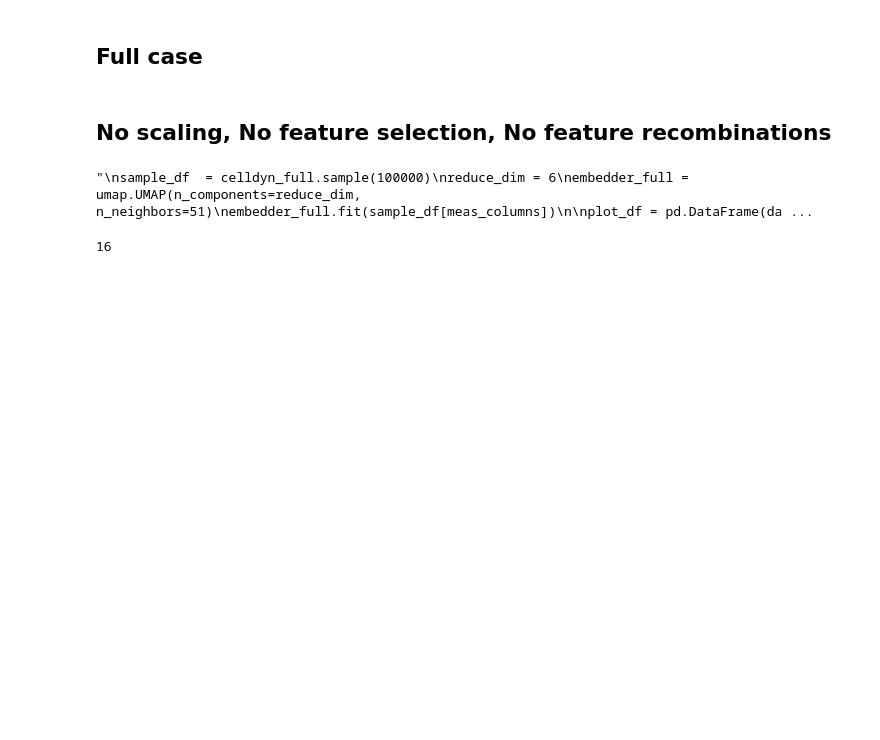
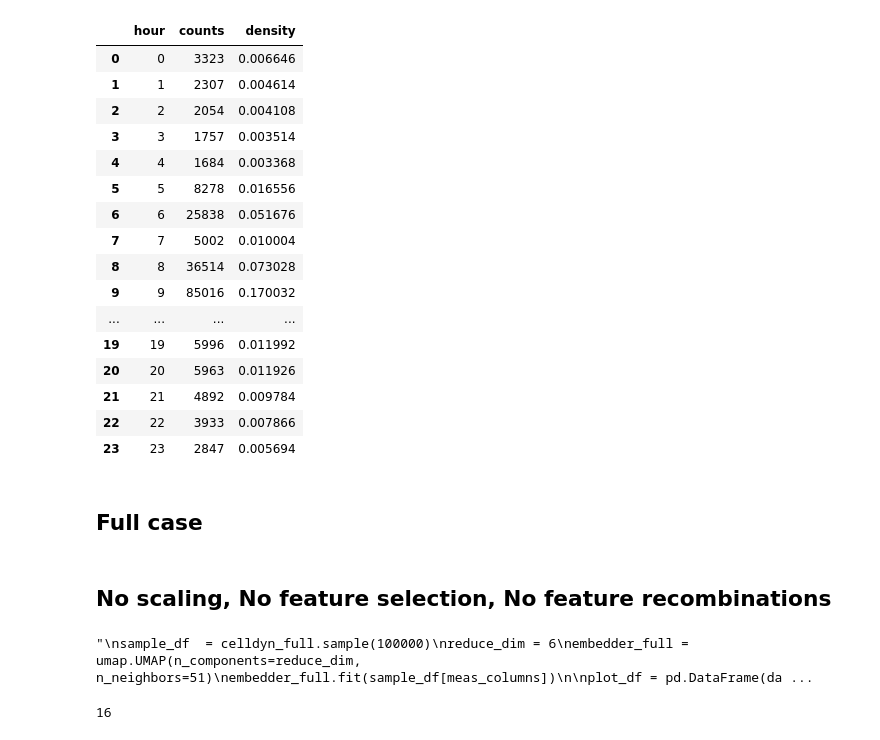
Before and after one commit to HJJoosse/celldyn_embedder, a Jupyter notebook: sandbox/exploration_of_celldyn_embeddings.ipynb, the cells around one changed output. Drawn from its saved outputs; the diff is of its cells as text; code cells hidden in the pictures; blank space fills up the shorter version.

```diff
--- a/sandbox/exploration_of_celldyn_embeddings.ipynb
+++ b/sandbox/exploration_of_celldyn_embeddings.ipynb
@@ -22,0 +39,20 @@ celldyn_full = celldyn[celldyn[meas_columns].isna().sum(axis=1)==0] # c_mode_cbc
+# %%
+hour_size
+# %% [output]
+|  | hour | counts | density |
+| 0 | 0 | 3323 | 0.006646 |
+| 1 | 1 | 2307 | 0.004614 |
+| 2 | 2 | 2054 | 0.004108 |
+| 3 | 3 | 1757 | 0.003514 |
+| 4 | 4 | 1684 | 0.003368 |
+| 5 | 5 | 8278 | 0.016556 |
+| 6 | 6 | 25838 | 0.051676 |
+| 7 | 7 | 5002 | 0.010004 |
+| 8 | 8 | 36514 | 0.073028 |
+| 9 | 9 | 85016 | 0.170032 |
+| ... | ... | ... | ... |
+| 19 | 19 | 5996 | 0.011992 |
+| 20 | 20 | 5963 | 0.011926 |
+| 21 | 21 | 4892 | 0.009784 |
+| 22 | 22 | 3933 | 0.007866 |
+| 23 | 23 | 2847 | 0.005694 |
```
Also changed, not shown: parts of 8 cells of this notebook, 3 other files.
